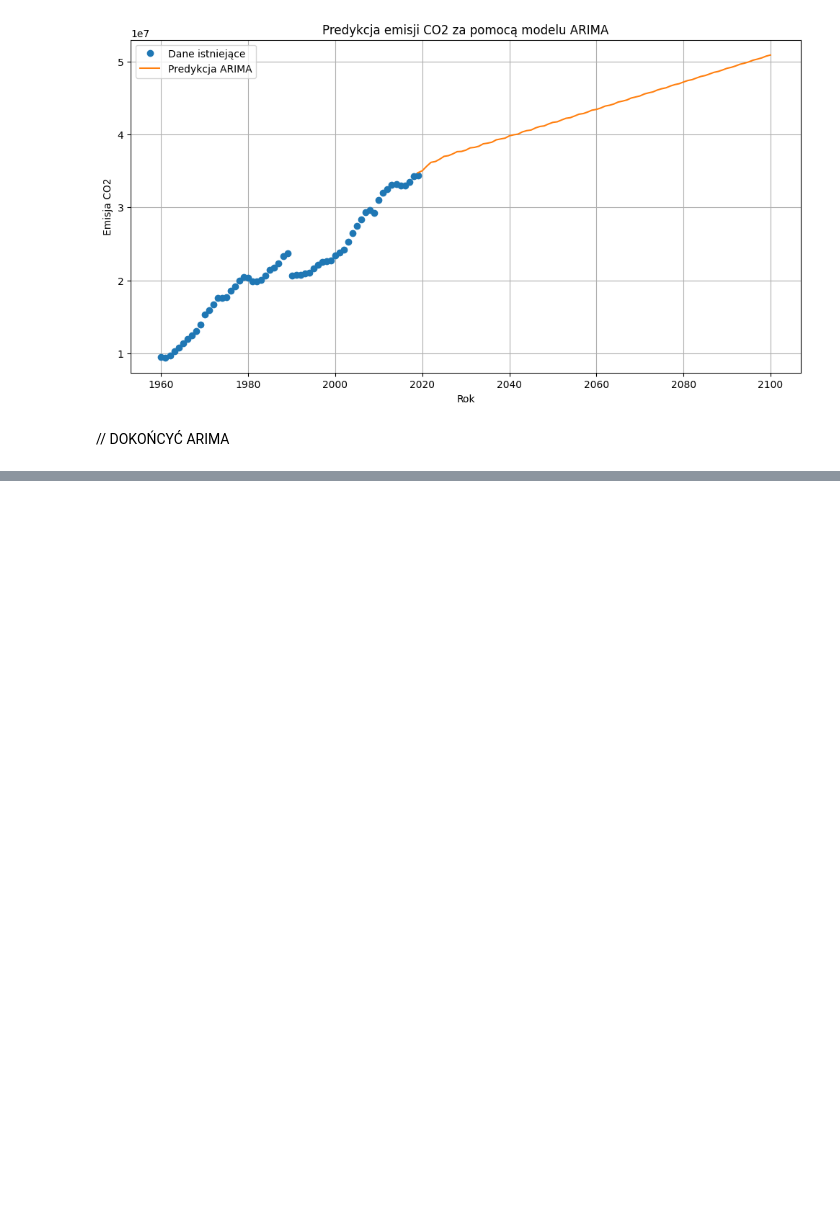
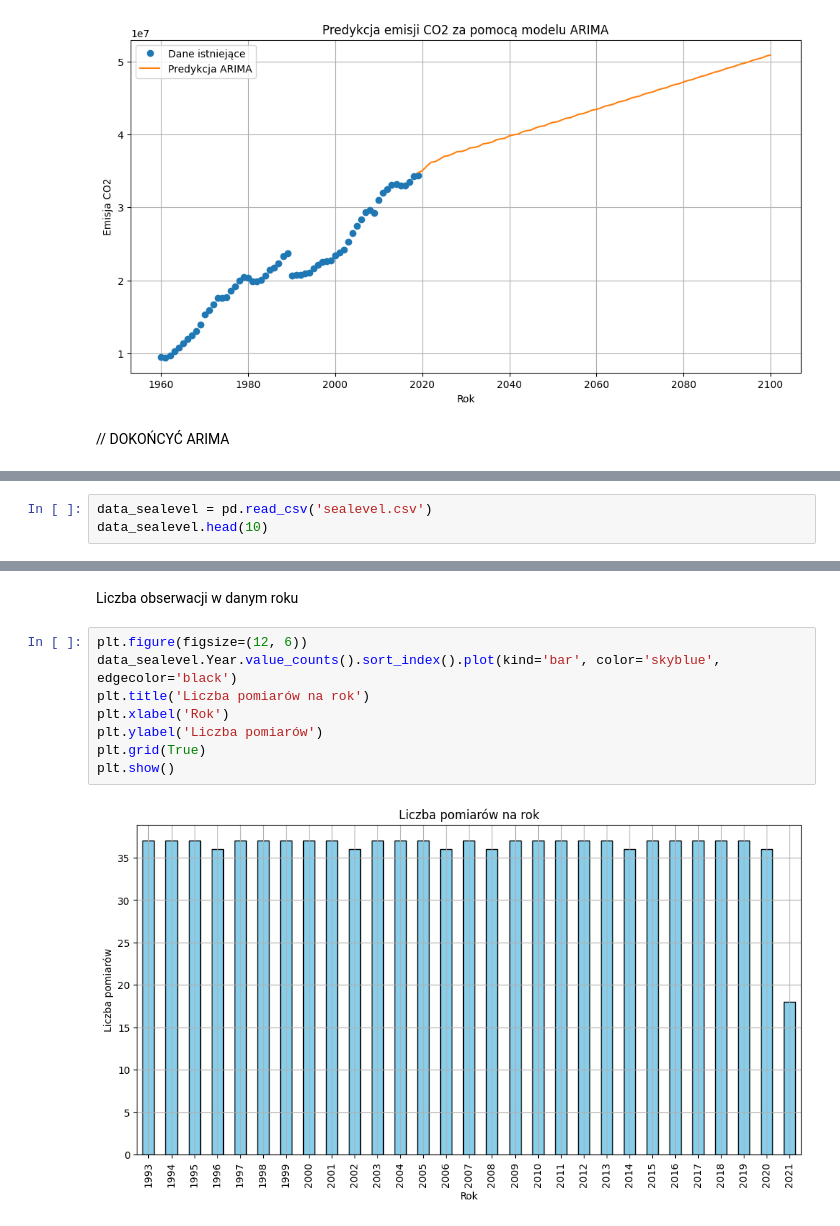
Before and after one commit to kuba172/analiza-zmian-klimatycznych-metodami-uczenia-maszynowego, a Jupyter notebook: Analiza zmian klimatu metodą uczenia maszynowego.ipynb, the cells around one changed output, grey strips where cells are left out. Cells and saved outputs as stored; diff of their text form; blank space fills up the shorter version.

```diff
--- a/Analiza zmian klimatu metodą uczenia maszynowego.ipynb
+++ b/Analiza zmian klimatu metodą uczenia maszynowego.ipynb
@@ -379,0 +412,3 @@ plt.show()
+# %%
+data_sealevel = pd.read_csv('sealevel.csv')
+data_sealevel.head(10)
@@ -379,0 +427,12 @@ plt.show()
+# %% [markdown]
+Liczba obserwacji w danym roku
+# %%
+plt.figure(figsize=(12, 6))
+data_sealevel.Year.value_counts().sort_index().plot(kind='bar', color='skyblue', edgecolor='black')
+plt.title('Liczba pomiarów na rok')
+plt.xlabel('Rok')
+plt.ylabel('Liczba pomiarów')
+plt.grid(True)
+plt.show()
+# %% [output]
+[figure, added]
```
Also changed, not shown: parts of 33 cells of this notebook.
